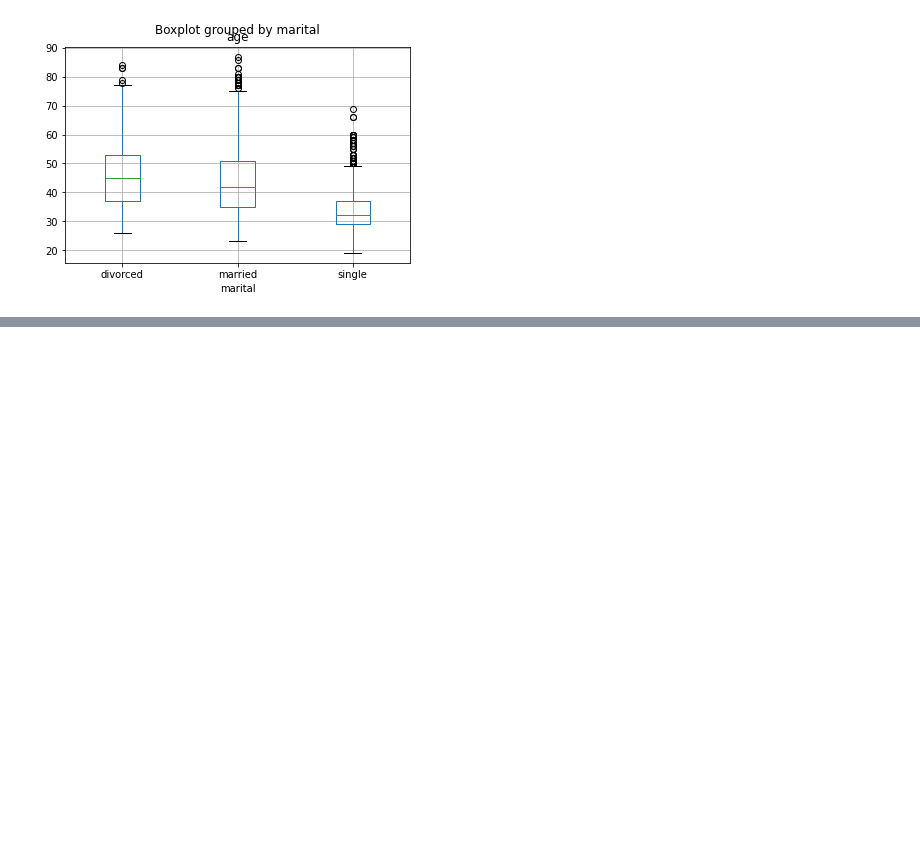
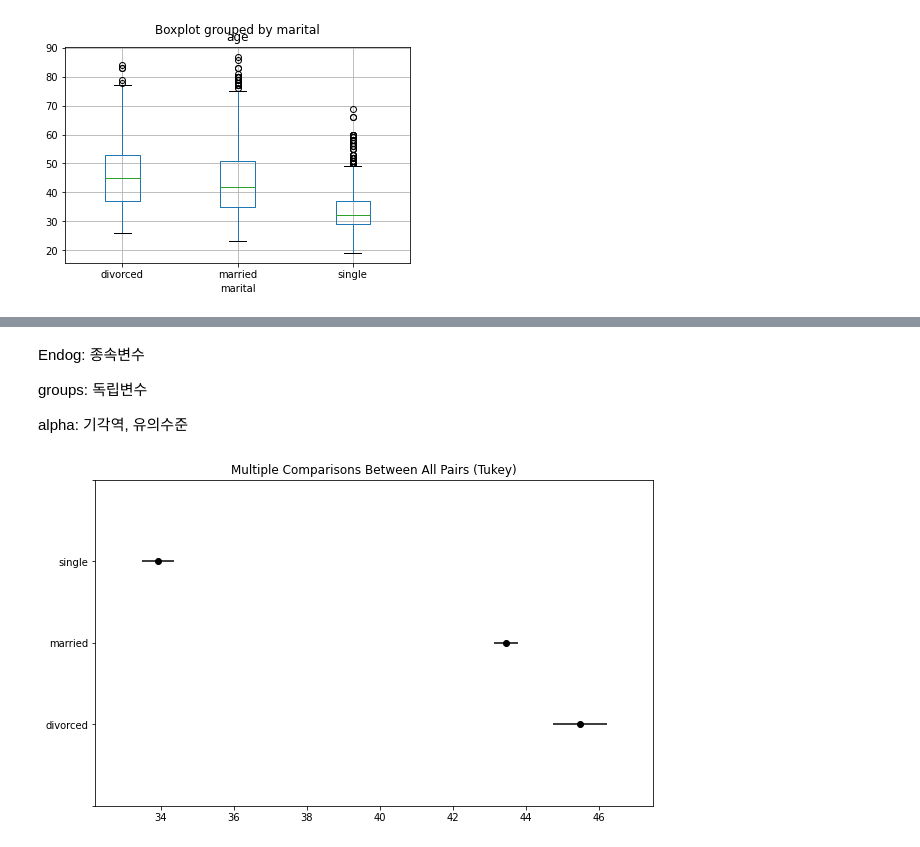
Before and after one commit to pigyechan/DataAnalysis, a Jupyter notebook: StatPractice.ipynb, the cells around one changed output, grey strips where cells are left out. Drawn from its saved outputs; the diff is of its cells as text; code cells hidden in the pictures; blank space fills up the shorter version.

```diff
--- a/StatPractice.ipynb
+++ b/StatPractice.ipynb
@@ -317,0 +354,8 @@ bank.boxplot(column="age", by="marital")
+# %%
+from statsmodels.stats.multicomp import pairwise_tukeyhsd
+
+tukey = pairwise_tukeyhsd(endog = bank["age"], groups = bank["marital"], alpha =0.05)
+
+tukey.summary()
+#divored와 married는 평균 차이가 -2.021이고, reject가 true이므로
+#이들 group간에는 평균 차이 있다.
@@ -317,0 +368,12 @@ bank.boxplot(column="age", by="marital")
+# %% [markdown]
+Endog: 종속변수
+
+groups: 독립변수
+
+alpha: 기각역, 유의수준
+# %%
+fig=tukey.plot_simultaneous()
+#집단별 신뢰구간 도표
+#그림에서 서로 겹치지 않는 집단이 통계적으로 유의미한 차이가 있다고 할 수 있음.
+# %% [output]
+[figure, added]
```
Also changed, not shown: parts of 19 cells of this notebook.
